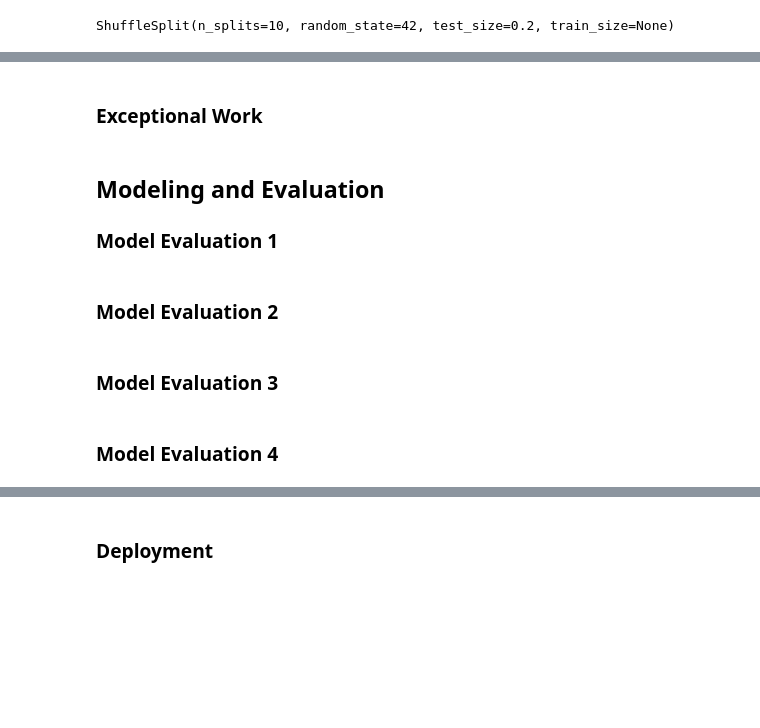
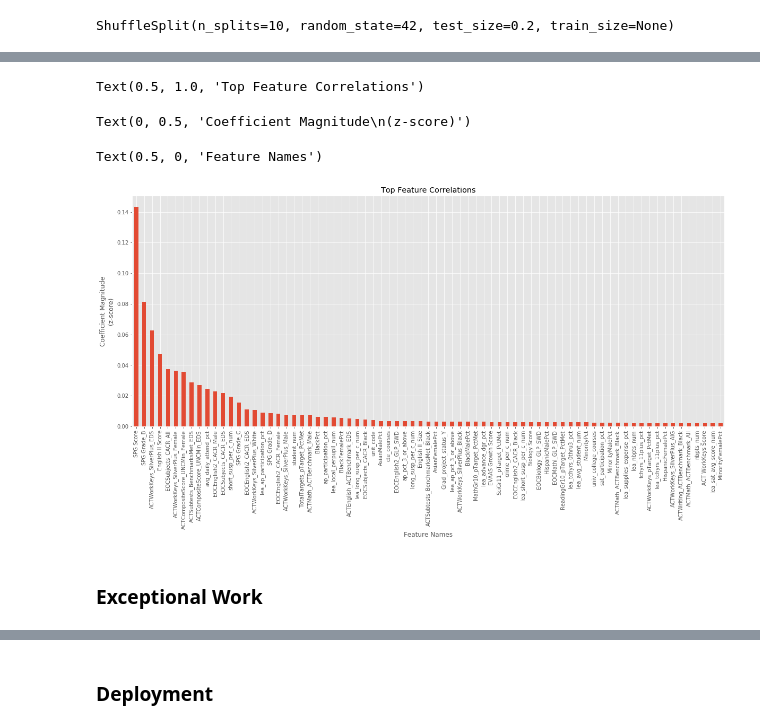
Before and after one commit to fredpoon/ds_7331_jyrf_eda, a Jupyter notebook: grp4_lab2_jyrf.ipynb, the cells around one changed output, grey strips where cells are left out. Cells and saved outputs as stored; diff of their text form; code cells hidden in the pictures; blank space fills up the shorter version.

```diff
--- a/grp4_lab2_jyrf.ipynb
+++ b/grp4_lab2_jyrf.ipynb
@@ -1029,0 +1054,13 @@ ShuffleSplit(n_splits=10, random_state=42, test_size=0.2, train_size=None)
+# %%
+%%time
+from sklearn.ensemble import ExtraTreesRegressor
+#Create a regression estimator with best parameters for cross validation
+regEstimator = ExtraTreesRegressor(bootstrap=False, criterion='mae', max_depth=None,
+          max_features='auto', max_leaf_nodes=None,
+          min_impurity_decrease=0.0, min_impurity_split=None,
+          min_samples_leaf=10, min_samples_split=4,
+          min_weight_fraction_leaf=0.0, n_estimators=500, n_jobs=8,
+          oob_score=False, random_state=0, verbose=0, warm_start=False)
+
+#Fit the model using all of the scaled training data
+regEstimator.fit(X_predGradRate_scal, Y_GradRate)
@@ -1030,12 +1076,32 @@ ShuffleSplit(n_splits=10, random_state=42, test_size=0.2, train_size=None)
+# %%
+#Load the model's coefficient weights and feature names into a dataframe sorted by weights
+weights = regEstimator.feature_importances_.ravel()
+feature_names = X_predGradRate_pick.columns.values
+linreg_ft_imp_df = pd.DataFrame({'feature_names':feature_names, 'weights':weights, 'absolute_weights': np.abs(weights)})
+linreg_ft_imp_df.sort_values(by='absolute_weights', inplace=True, ascending=False )
+# %%
+# Examine categorical variables of interest
+import matplotlib.pyplot as plt
+%matplotlib inline
+
+#Plot the model's feature importances
+# REFERENCE:  Eric Larson, https://github.com/eclarson/DataMiningNotebooks
+plt.style.use('ggplot')
+
+wt_plt_df = linreg_ft_imp_df.head(75)
+
+weights = pd.Series(wt_plt_df['weights'].values,index=wt_plt_df['feature_names'])
+ax = weights.plot(kind='bar', figsize=(20,8))
+
+ax.set_title("Top Feature Correlations")
+ax.set_ylabel("Coefficient Magnitude\n(z-score)")
+ax.set_xlabel("Feature Names")
+plt.show()
+# %% [output]
+Text(0.5, 1.0, 'Top Feature Correlations')
+Text(0, 0.5, 'Coefficient Magnitude\n(z-score)')
+Text(0.5, 0, 'Feature Names')
+[figure, added]
 # %% [markdown]
 ### Exceptional Work
 <!-- Gridsearch -->
-# %% [markdown]
-## Modeling and Evaluation
-### Model Evaluation 1
-# %% [markdown]
-### Model Evaluation 2
-# %% [markdown]
-### Model Evaluation 3
-# %% [markdown]
-### Model Evaluation 4
```
Also changed, not shown: parts of 15 cells of this notebook.
